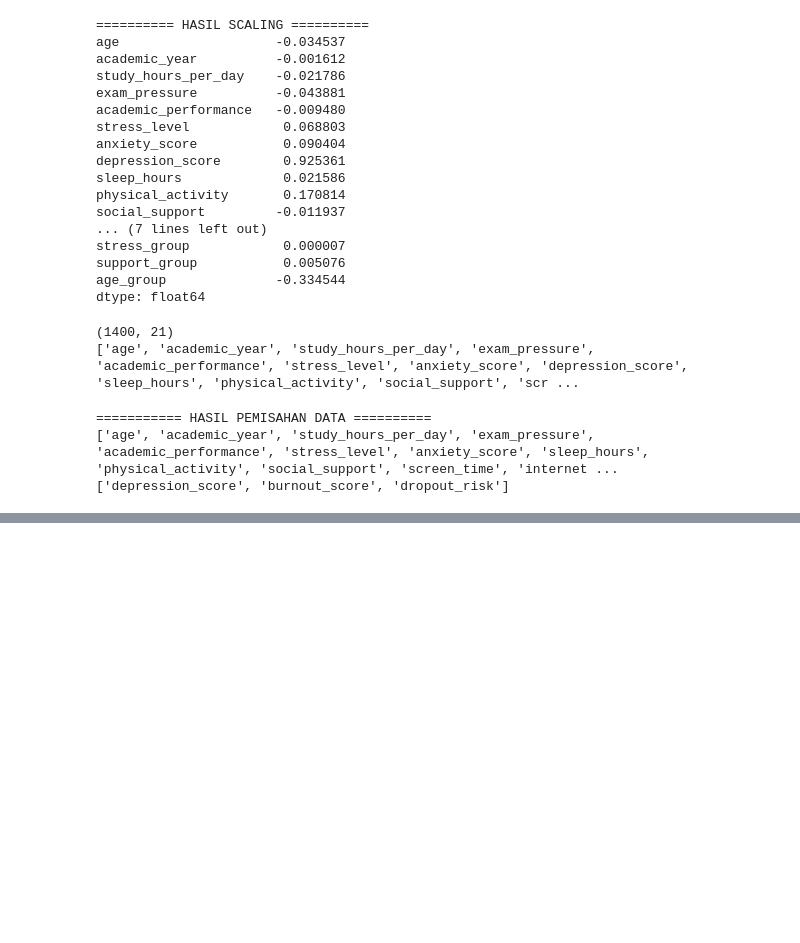
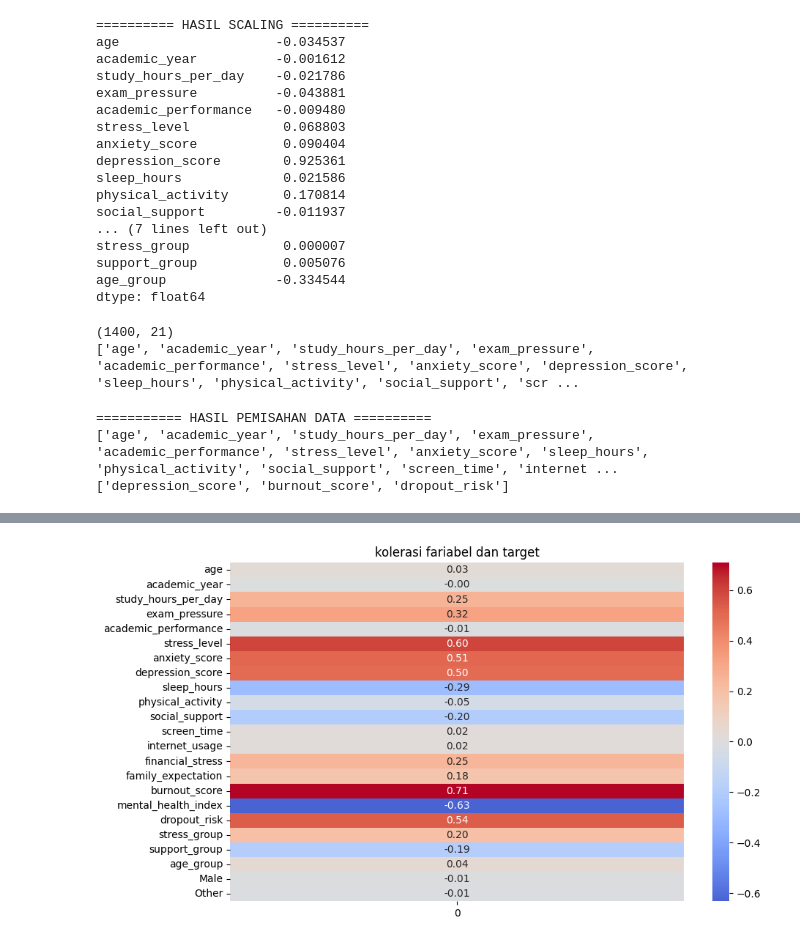
Before and after one commit to wen24-collab/MODEL-MACHINE-LEARNING-CLASSIFIICATION-TINGGKLAT-BRANOUT-SISWA-DAN-ORANG-DEWASA, a Jupyter notebook: prediksi_branour.ipynb, the cells around one changed output, grey strips where cells are left out. Cells and saved outputs as stored; diff of their text form; code cells hidden in the pictures; blank space fills up the shorter version.

Commit message:
update kolerasi target dan fitur

```diff
--- a/prediksi_branour.ipynb
+++ b/prediksi_branour.ipynb
@@ -746,7 +746,7 @@ mapping_target = {
     'Low' : 0, 'Medium' : 1, 'High' : 2
 }
 
-y_lati= y_latih['risk_level'].map(mapping_target)
+y_latih= y_latih['risk_level'].map(mapping_target)
 # %%
 print(x_latih.columns.tolist())
 # %% [output]
@@ -875,0 +846,4 @@ dtype: float64
+# %%
+#MENGHITUNG KOLORASI PERSTION
+kolerasi_terget = x_latih.corrwith(y_latih)
+print(kolerasi_terget)
@@ -875,0 +868,9 @@ dtype: float64
+# %%
+kolerasi_terget = pd.DataFrame(kolerasi_terget)
+# %%
+plt.figure(figsize=(10, 6))
+plt.title("kolerasi fariabel dan target")
+sns.heatmap(kolerasi_terget, annot=True, cmap='coolwarm', center=0, fmt='.2f')
+plt.show()
+# %% [output]
+[figure, added]
```
Also changed, not shown: parts of 7 cells of this notebook.
